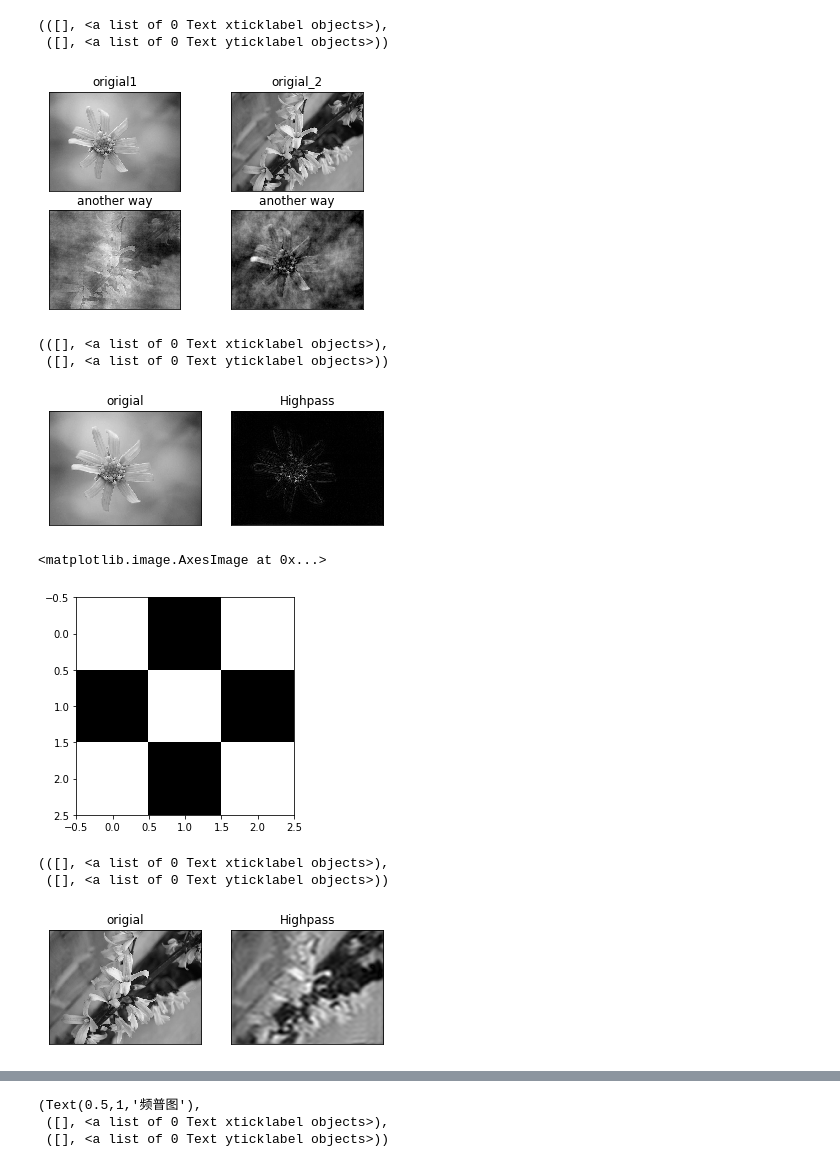
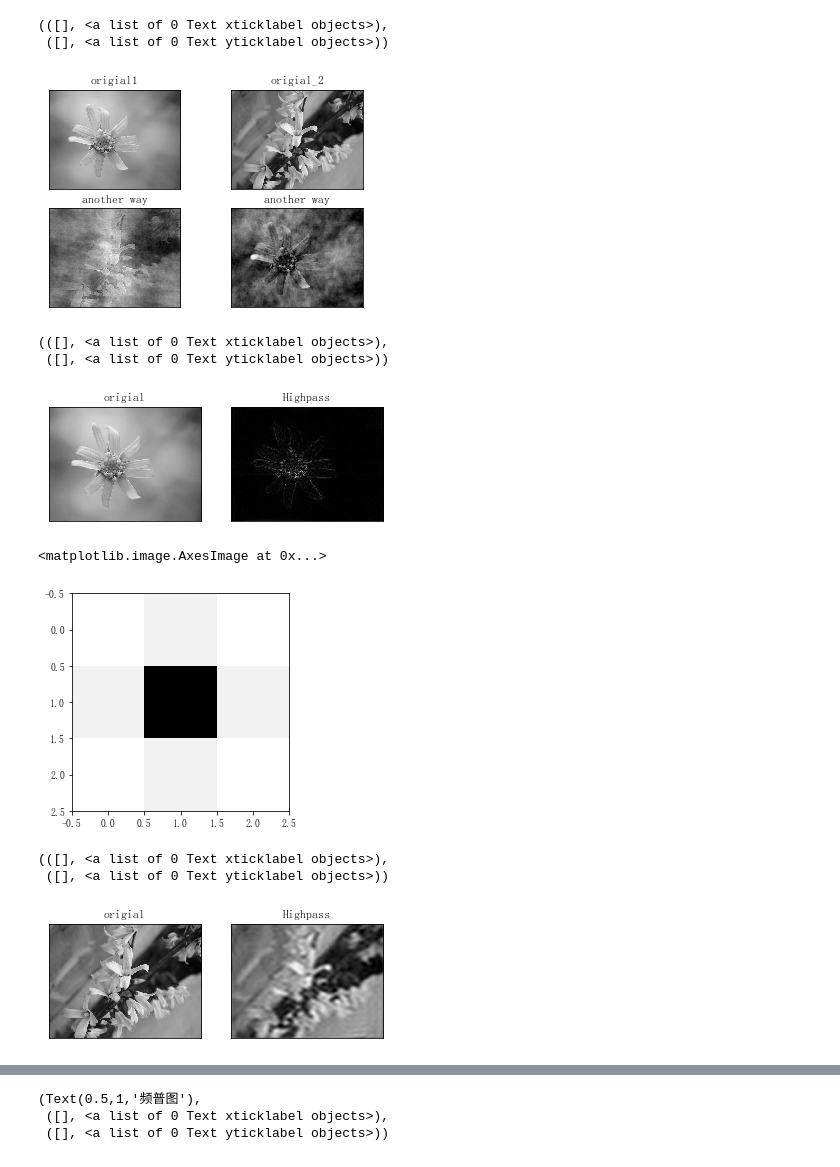
Before and after one commit to juxiangwu/image-processing, a Jupyter notebook: misc/傅里叶变换.ipynb, the cells around one changed output, grey strips where cells are left out. Cells and saved outputs as stored; diff of their text form; code cells hidden in the pictures.

```diff
--- a/misc/傅里叶变换.ipynb
+++ b/misc/傅里叶变换.ipynb
@@ -121,7 +121,7 @@ plt.xticks([]),plt.yticks([])
 # %%
 # 合成图像
-img_flower = cv2.imread('datas/f1.jpg',0) #直接读为灰度图像
-img_man = cv2.imread('datas/f2.jpg',0) #直接读为灰度图像
+img_flower = cv2.imread('../datas/f1.jpg',0) #直接读为灰度图像
+img_man = cv2.imread('../datas/f2.jpg',0) #直接读为灰度图像
 plt.subplot(221),plt.imshow(img_flower,'gray'),plt.title('origial1')
 plt.xticks([]),plt.yticks([])
 plt.subplot(222),plt.imshow(img_man,'gray'),plt.title('origial_2')
@@ -167,10 +167,10 @@ plt.xticks([]),plt.yticks([])
 # %% [output]
 (([], <a list of 0 Text xticklabel objects>),
  ([], <a list of 0 Text yticklabel objects>))
-[figure, old version]
+[figure, new version]
 # %%
 # 高能滤波
-img_man = cv2.imread('datas/f1.jpg',0) #直接读为灰度图像
+img_man = cv2.imread('../datas/f1.jpg',0) #直接读为灰度图像
 plt.subplot(121),plt.imshow(img_man,'gray'),plt.title('origial')
 plt.xticks([]),plt.yticks([])
 #--------------------------------
@@ -192,20 +192,20 @@ plt.xticks([]),plt.yticks([])
 # %% [output]
 (([], <a list of 0 Text xticklabel objects>),
  ([], <a list of 0 Text yticklabel objects>))
-[figure, old version]
+[figure, new version]
 # %%
 #拉普拉斯模板傅里叶变换到频域
 laplacian = np.array([[0,1,0],[1,-4,1],[0,1,0]])
 f = np.fft.fft2(laplacian)
 f1shift = np.fft.fftshift(f)
-img = np.log(np.abs(f1shift))
+img = np.log(np.abs(f1shift+1.0e-5))
 plt.imshow(img,'gray')
 # %% [output]
 <matplotlib.image.AxesImage at 0x...>
-[figure, old version]
+[figure, new version]
 # %%
 # 低通滤波
-img_man = cv2.imread('datas/f2.jpg',0) #直接读为灰度图像
+img_man = cv2.imread('../datas/f2.jpg',0) #直接读为灰度图像
 plt.subplot(121),plt.imshow(img_man,'gray'),plt.title('origial')
 plt.xticks([]),plt.yticks([])
 #--------------------------------
@@ -227,6 +227,6 @@ plt.xticks([]),plt.yticks([])
 # %% [output]
 (([], <a list of 0 Text xticklabel objects>),
  ([], <a list of 0 Text yticklabel objects>))
-[figure, old version]
+[figure, new version]
 # %%
 #理想的带通滤波器
```
Also changed, not shown: parts of 7 cells of this notebook, 51 other files.
